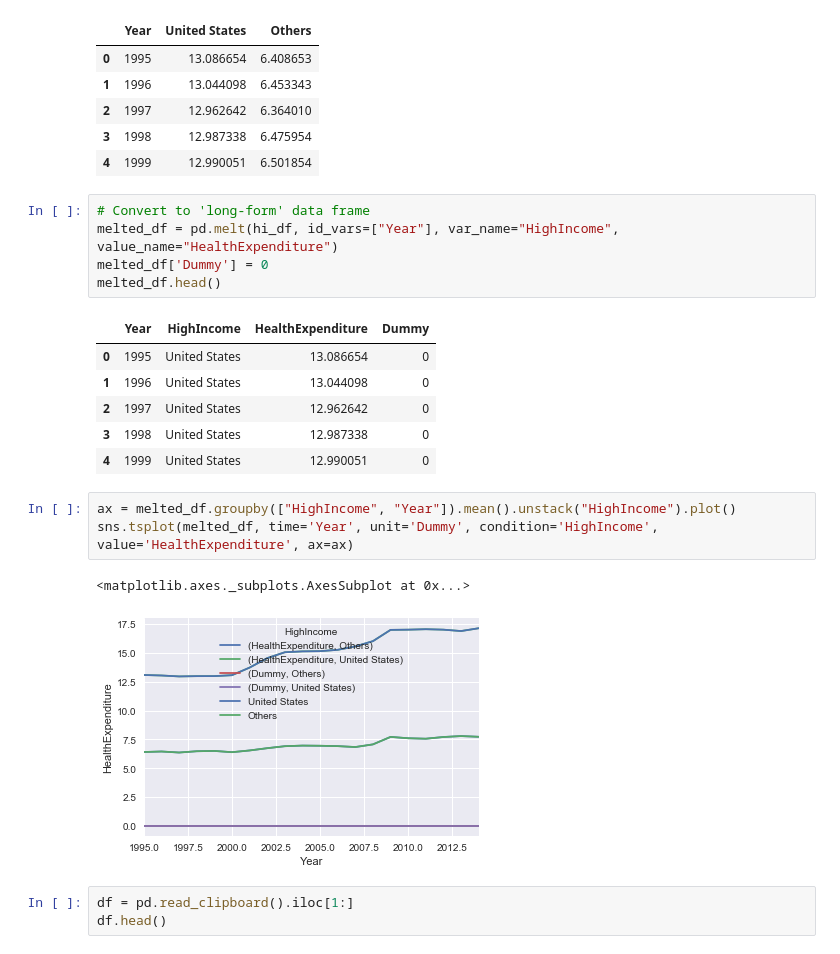
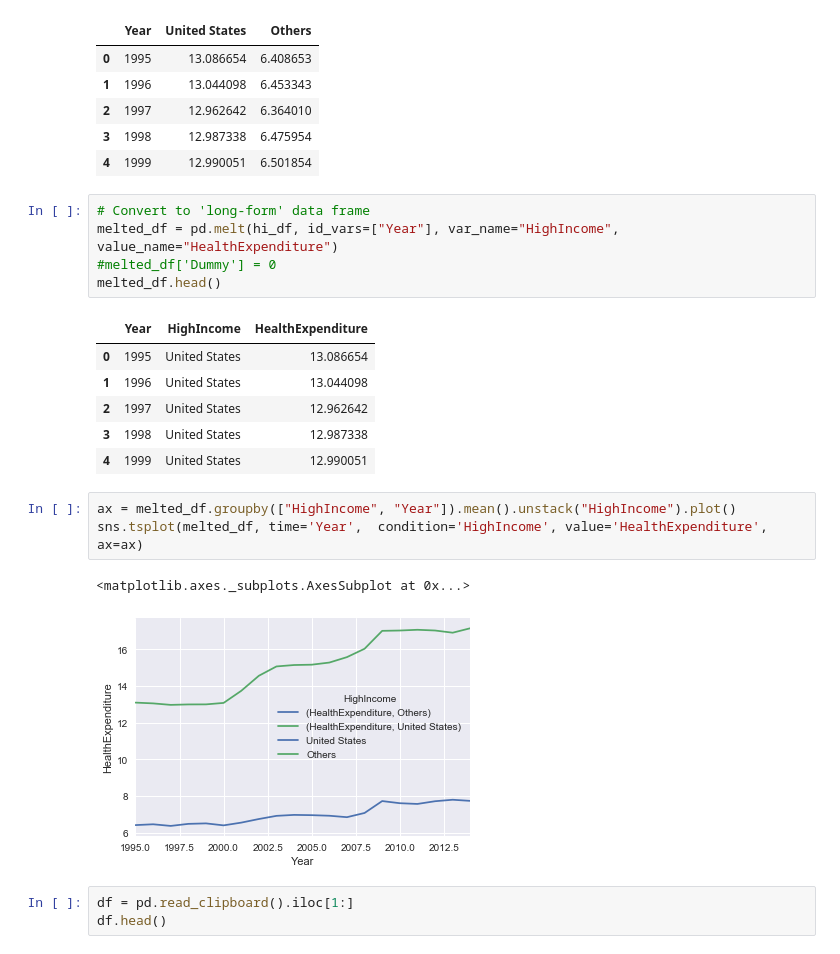
Before and after one commit to jhli973/Incubator, a Jupyter notebook: HealthCareSpending/Visulization_seaborn.ipynb, the cells around one changed output. Cells and saved outputs as stored; diff of their text form.

```diff
--- a/HealthCareSpending/Visulization_seaborn.ipynb
+++ b/HealthCareSpending/Visulization_seaborn.ipynb
@@ -67,21 +67,21 @@ hi_df.head()
 # %%
 # Convert to 'long-form' data frame
 melted_df = pd.melt(hi_df, id_vars=["Year"], var_name="HighIncome", value_name="HealthExpenditure")
-melted_df['Dummy'] = 0
+#melted_df['Dummy'] = 0
 melted_df.head()
 # %% [output]
-|  | Year | HighIncome | HealthExpenditure | Dummy |
-| 0 | 1995 | United States | 13.086654 | 0 |
-| 1 | 1996 | United States | 13.044098 | 0 |
-| 2 | 1997 | United States | 12.962642 | 0 |
-| 3 | 1998 | United States | 12.987338 | 0 |
-| 4 | 1999 | United States | 12.990051 | 0 |
+|  | Year | HighIncome | HealthExpenditure |
+| 0 | 1995 | United States | 13.086654 |
+| 1 | 1996 | United States | 13.044098 |
+| 2 | 1997 | United States | 12.962642 |
+| 3 | 1998 | United States | 12.987338 |
+| 4 | 1999 | United States | 12.990051 |
 # %%
 ax = melted_df.groupby(["HighIncome", "Year"]).mean().unstack("HighIncome").plot()
-sns.tsplot(melted_df, time='Year', unit='Dummy', condition='HighIncome', value='HealthExpenditure', ax=ax)
+sns.tsplot(melted_df, time='Year',  condition='HighIncome', value='HealthExpenditure', ax=ax)
 # %% [output]
 <matplotlib.axes._subplots.AxesSubplot at 0x...>
-[figure, old version]
+[figure, new version]
 # %%
 df = pd.read_clipboard().iloc[1:]
 df.head()
```
Also changed, not shown: 3 other files.
